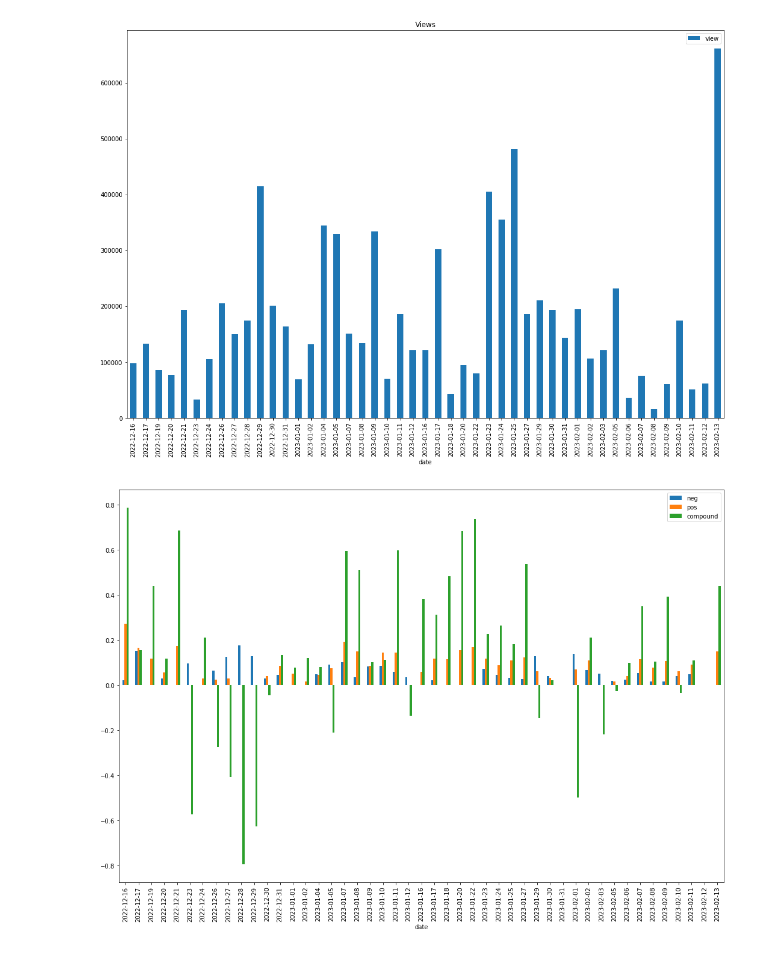
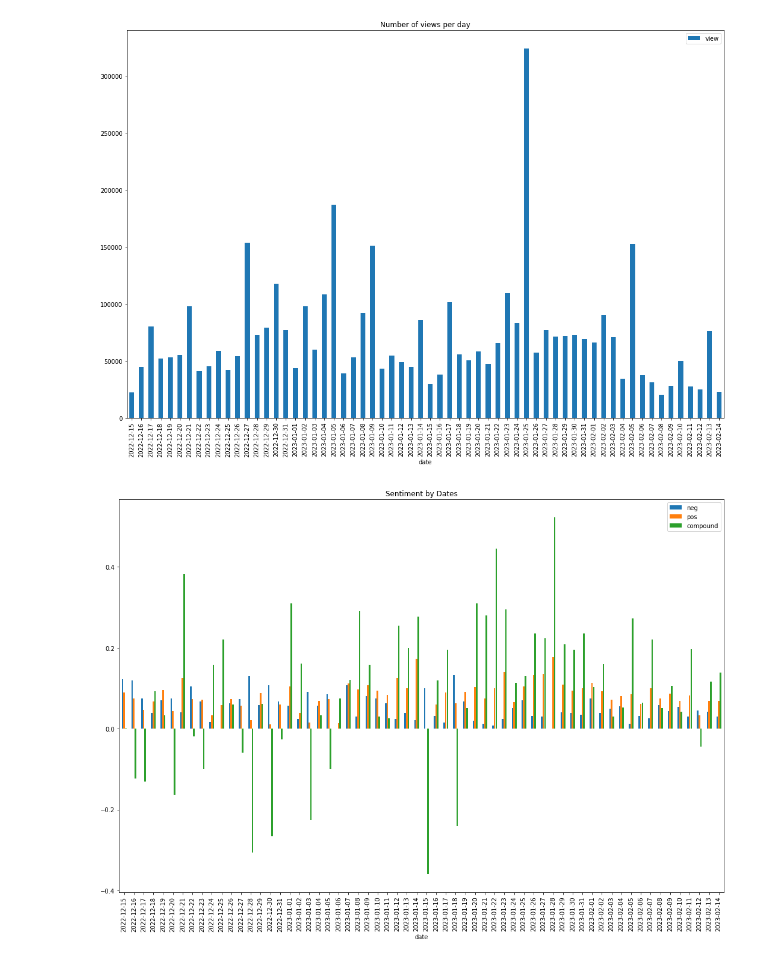
Before and after one commit to yeonghun00/Twitter-Sentiment-Analysis, a Jupyter notebook: Market Sentiment Analysis.ipynb, the cells around one changed output. Cells and saved outputs as stored; diff of their text form; code cells hidden in the pictures.

```diff
--- a/Market Sentiment Analysis.ipynb
+++ b/Market Sentiment Analysis.ipynb
@@ -71,7 +71,7 @@ today = datetime.today()
 
 search = 'NASDAQ'
 
-min_faves = 200
+min_faves = 50
 lang = 'en'
 until = today.strftime('%Y-%m-%d')
 since = (today - relativedelta(months=2)).strftime('%Y-%m-%d')
@@ -127,15 +125,16 @@ plt.show()
 # %%
-trend_df[['view']].groupby(by='date').mean().plot(kind='bar', figsize=(18,12))
+trend_df[['view']].groupby(by='date').sum().plot(kind='bar', figsize=(18,12))
 tweet_df.groupby(by='date').count()['tweet'].plot(kind='bar', figsize=(18,12))
-plt.title('Views')
+plt.title('Number of views per day')
 plt.show()
 # %% [output]
-[figure, old version]
+[figure, new version]
 # %%
 trend_df[['neg', 'pos', 'compound']].groupby(by='date').mean().plot(kind='bar', figsize=(18,12))
+plt.title('Sentiment by Dates')
 plt.show()
 # %% [output]
-[figure, old version]
+[figure, new version]
 # %%
 import plotly.graph_objects as go
 
```
Also changed, not shown: parts of 14 cells of this notebook.
